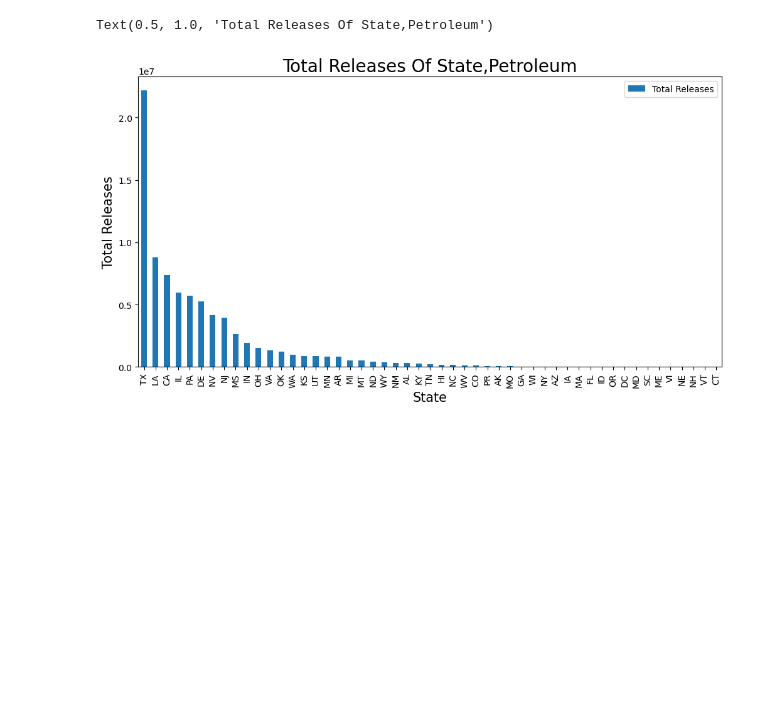
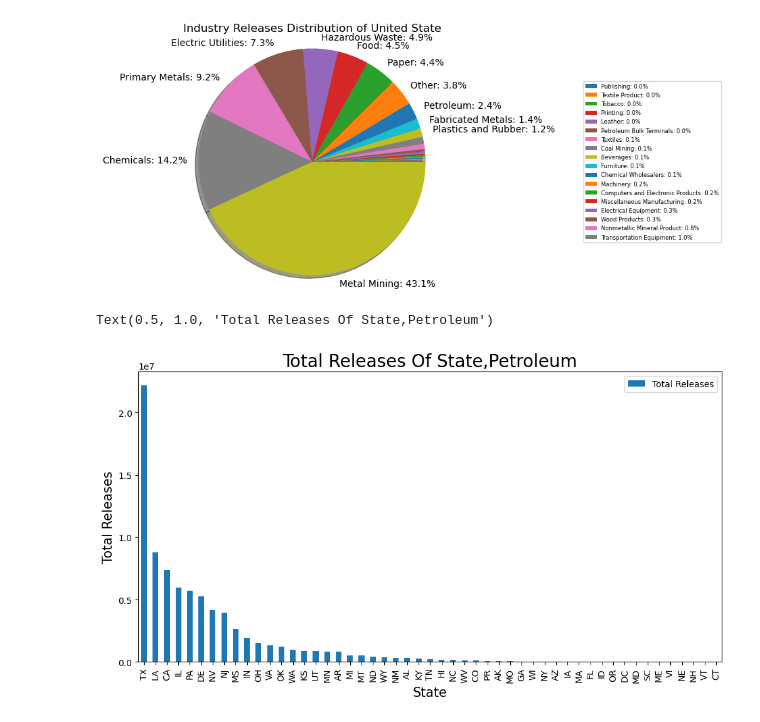
Before and after one commit to talaniz26/Project1Challenge-group4, a Jupyter notebook: data_exploration_cleanup.ipynb, the cells around one changed output. Cells and saved outputs as stored; diff of their text form; code cells hidden in the pictures; blank space fills up the shorter version.

```diff
--- a/data_exploration_cleanup.ipynb
+++ b/data_exploration_cleanup.ipynb
@@ -97,6 +97,33 @@ map_plot = State_df.hvplot.points(
 map_plot
 # %% [output]
 [interactive output not drawn]
+# %%
+##All industry releases of US
+Industry=new_col.groupby(["Industry Sector"])
+Industry_sum=Industry["Total Releases"].sum()
+Industry_sum=Industry_sum.sort_values(ascending=True)
+Industry_sum= Industry_sum.round(2)
+# %%
+index = Industry_sum.index
+values = Industry_sum
+# Calculate the percentage
+total = sum(values)
+percentages = [(val / total) * 100 for val in values]
+# Threshold for excluding segments from the pie chart labels
+threshold = 1.0
+# Create labels for pie chart segments
+labels = [f"{index[i]}: {percentages[i]:.1f}%" if percentages[i] >= threshold else '' for i in range(len(index))]
+# Create labels for the dropped segments
+dropped_labels = [f"{index[i]}: {percentages[i]:.1f}%" for i in range(len(index)) if percentages[i] < threshold]
+# Create the pie chart
+plt.pie(values, labels=labels, autopct="", shadow=True)
+plt.title("Industry Releases Distribution of United State")
+plt.axis("equal")
+# Create a legend for dropped segments
+plt.legend(dropped_labels, loc='center left', bbox_to_anchor=(1.3, 0, 0.3, 1), prop={"size": 6})
+plt.savefig("png_output/Fig3.png")
+# %% [output]
+[figure, added]
 # %%
 ##Total releases of Petroleum by each state
 State_group=petro_col.groupby(["State"])
```
Also changed, not shown: parts of 15 cells of this notebook, 1 other file.
